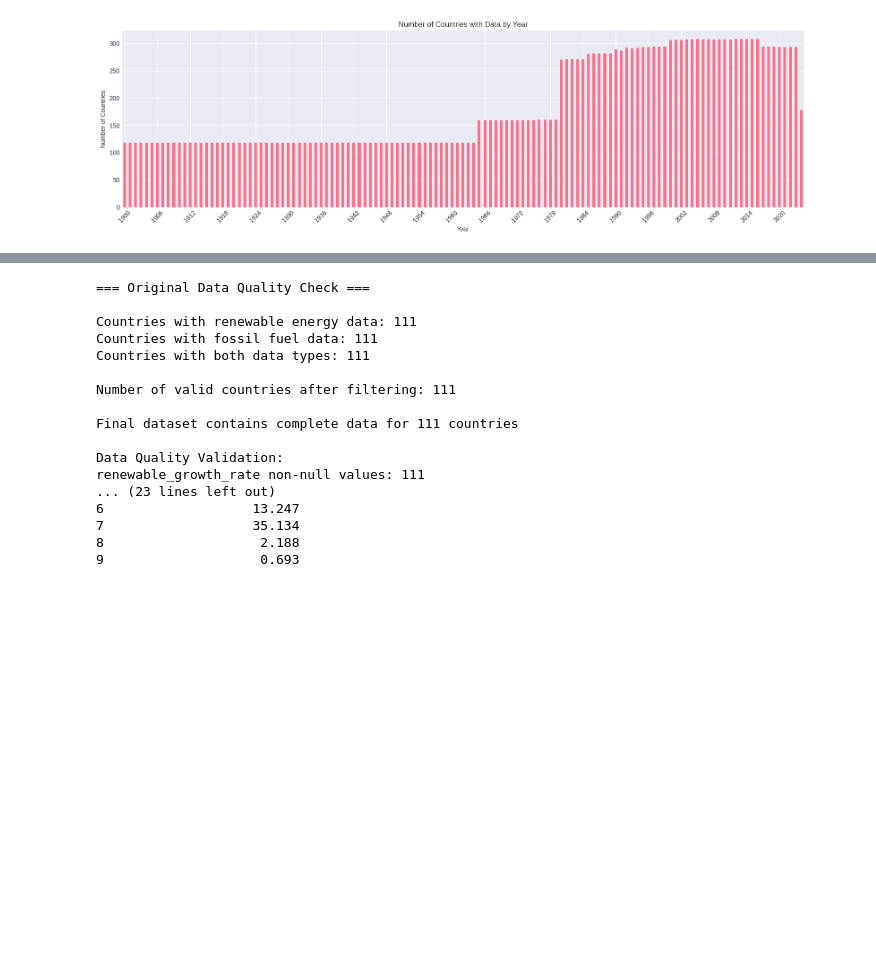
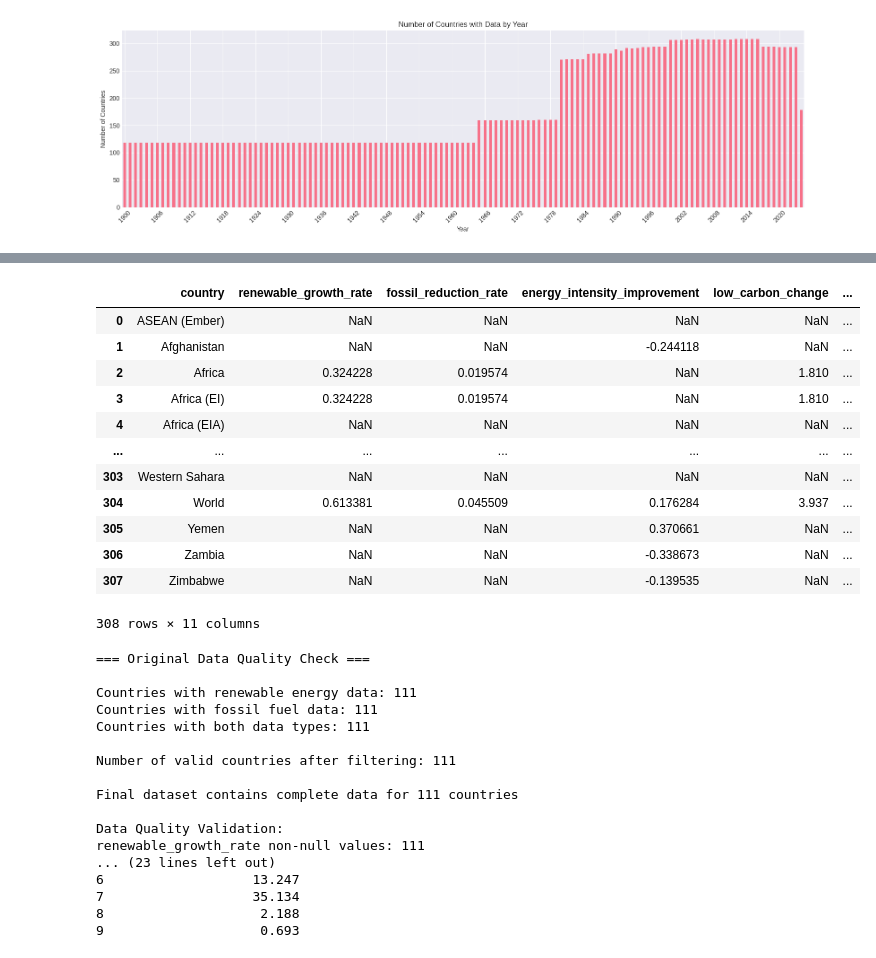
Before and after one commit to myRan-ML/Worldwide-Energy-Usage, a Jupyter notebook: 20250723_KMeans_IsolationTree_GMM.ipynb, the cells around one changed output, grey strips where cells are left out. Saved outputs shown, nothing was run; the diff lists cells and outputs as text; code cells hidden in the pictures; blank space fills up the shorter version.

```diff
--- a/20250723_KMeans_IsolationTree_GMM.ipynb
+++ b/20250723_KMeans_IsolationTree_GMM.ipynb
@@ -174,3 +262,19 @@ Transition features created for 308 countries
+# %%
+transition_df
+# %% [output]
+|  | country | renewable_growth_rate | fossil_reduction_rate | energy_intensity_improvement | low_carbon_change | ... |
+| 0 | ASEAN (Ember) | NaN | NaN | NaN | NaN | ... |
+| 1 | Afghanistan | NaN | NaN | -0.244118 | NaN | ... |
+| 2 | Africa | 0.324228 | 0.019574 | NaN | 1.810 | ... |
+| 3 | Africa (EI) | 0.324228 | 0.019574 | NaN | 1.810 | ... |
+| 4 | Africa (EIA) | NaN | NaN | NaN | NaN | ... |
+| ... | ... | ... | ... | ... | ... | ... |
+| 303 | Western Sahara | NaN | NaN | NaN | NaN | ... |
+| 304 | World | 0.613381 | 0.045509 | 0.176284 | 3.937 | ... |
+| 305 | Yemen | NaN | NaN | 0.370661 | NaN | ... |
+| 306 | Zambia | NaN | NaN | -0.338673 | NaN | ... |
+| 307 | Zimbabwe | NaN | NaN | -0.139535 | NaN | ... |
+308 rows × 11 columns
 # %%
 ## 3. Feature Engineering and Data Quality Control
 
```
Also changed, not shown: parts of 14 cells of this notebook.
